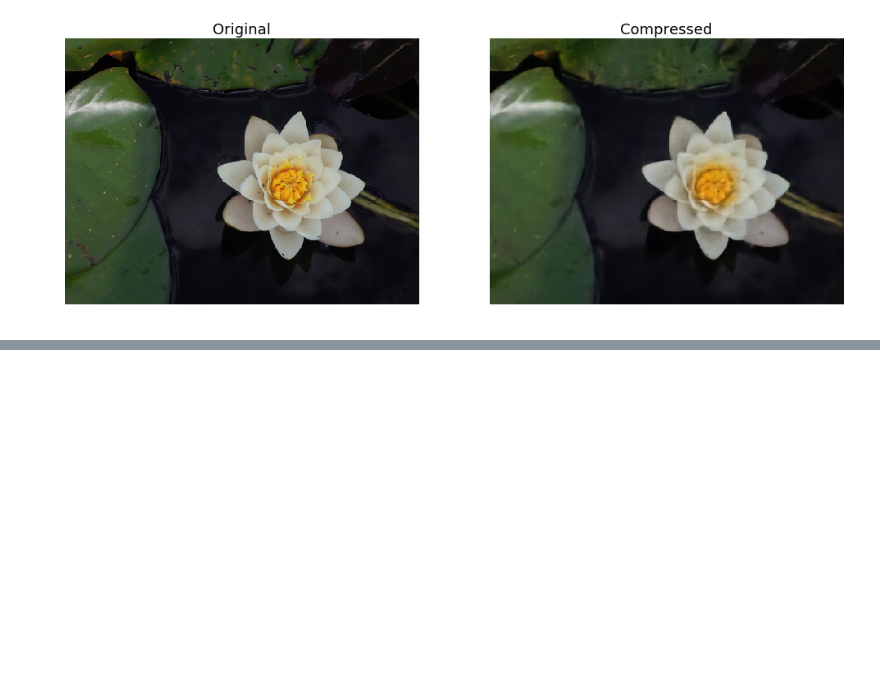
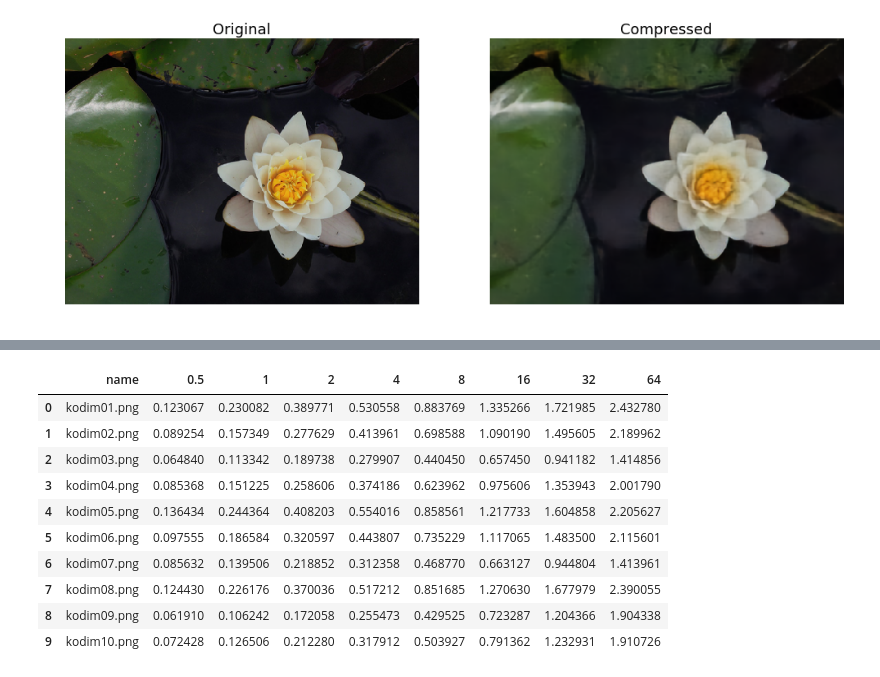
Before and after one commit to gergely-flamich/miracle-compression, a Jupyter notebook: code/clic/Compression.ipynb, the cells around one changed output, grey strips where cells are left out. Saved outputs shown, nothing was run; the diff lists cells and outputs as text; code cells hidden in the pictures; blank space fills up the shorter version.

```diff
--- a/code/clic/Compression.ipynb
+++ b/code/clic/Compression.ipynb
@@ -949,0 +953,14 @@ Try `reload --help' for more information.
+# %%
+ssim_df.head(10)
+# %% [output]
+|  | name | 0.5 | 1 | 2 | 4 | 8 | 16 | 32 | 64 |
+| 0 | kodim01.png | 0.123067 | 0.230082 | 0.389771 | 0.530558 | 0.883769 | 1.335266 | 1.721985 | 2.432780 |
+| 1 | kodim02.png | 0.089254 | 0.157349 | 0.277629 | 0.413961 | 0.698588 | 1.090190 | 1.495605 | 2.189962 |
+| 2 | kodim03.png | 0.064840 | 0.113342 | 0.189738 | 0.279907 | 0.440450 | 0.657450 | 0.941182 | 1.414856 |
+| 3 | kodim04.png | 0.085368 | 0.151225 | 0.258606 | 0.374186 | 0.623962 | 0.975606 | 1.353943 | 2.001790 |
+| 4 | kodim05.png | 0.136434 | 0.244364 | 0.408203 | 0.554016 | 0.858561 | 1.217733 | 1.604858 | 2.205627 |
+| 5 | kodim06.png | 0.097555 | 0.186584 | 0.320597 | 0.443807 | 0.735229 | 1.117065 | 1.483500 | 2.115601 |
+| 6 | kodim07.png | 0.085632 | 0.139506 | 0.218852 | 0.312358 | 0.468770 | 0.663127 | 0.944804 | 1.413961 |
+| 7 | kodim08.png | 0.124430 | 0.226176 | 0.370036 | 0.517212 | 0.851685 | 1.270630 | 1.677979 | 2.390055 |
+| 8 | kodim09.png | 0.061910 | 0.106242 | 0.172058 | 0.255473 | 0.429525 | 0.723287 | 1.204366 | 1.904338 |
+| 9 | kodim10.png | 0.072428 | 0.126506 | 0.212280 | 0.317912 | 0.503927 | 0.791362 | 1.232931 | 1.910726 |
```
Also changed, not shown: parts of 14 cells of this notebook, 3 other files.
